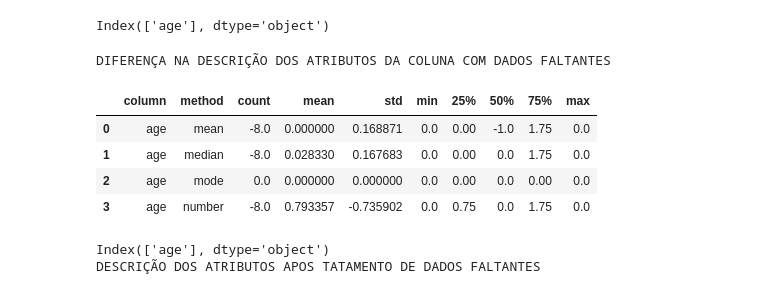
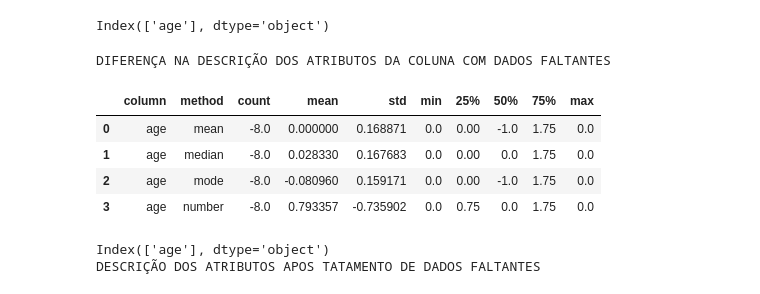
Before and after one commit to giovannaFantacini/KDD_DatasetDermatology, a Jupyter notebook: Mineracao.ipynb, the cells around one changed output. Drawn from its saved outputs; the diff is of its cells as text; code cells hidden in the pictures.

```diff
--- a/Mineracao.ipynb
+++ b/Mineracao.ipynb
@@ -165,6 +167,7 @@ def UpdateMissingValues(df, column, method="mode", number=0):
     elif method == 'mode':
         # Substituindo valores ausentes pela moda
         mode = df[column].mode()[0]
+        df[column].fillna(mode, inplace=True)
 
 df_original = df.copy()
 
@@ -185,34 +188,34 @@ for c in columns_missing_value:
             # Preencher valores faltantes com o método atual
             UpdateMissingValues(df_copy, c, method)
 
             # Calcular a descrição estatística antes do tratamento
             description_before = df_original['age'].describe()
 
             # Calcular a descrição estatística após o tratamento
             description_after = df_copy['age'].describe()
 
             # Adicionar as descrições ao dicionário
             description_dict['column'].append(c)
             description_dict['method'].append(method)
             description_dict['count'].append(description_before['count'].astype(float) - description_after['count'].astype(float))
             description_dict['mean'].append(description_before['mean'].astype(float) - description_after['mean'].astype(float))
             description_dict['std'].append(description_before['std'].astype(float) - description_after['std'].astype(float))
             description_dict['min'].append(description_before['min'].astype(float) - description_after['min'].astype(float))
             description_dict['25%'].append(description_before['25%'].astype(float) - description_after['25%'].astype(float))
             description_dict['50%'].append(description_before['50%'].astype(float) - description_after['50%'].astype(float))
             description_dict['75%'].append(description_before['75%'].astype(float) - description_after['75%'].astype(float))
             description_dict['max'].append(description_before['max'].astype(float) - description_after['max'].astype(float))
 
 # Criar DataFrame a partir do dicionário
 print('DIFERENÇA NA DESCRIÇÃO DOS ATRIBUTOS DA COLUNA COM DADOS FALTANTES')
 description_df = pd.DataFrame(description_dict)
 display(description_df)
 # %% [output]
 DIFERENÇA NA DESCRIÇÃO DOS ATRIBUTOS DA COLUNA COM DADOS FALTANTES
 |  | column | method | count | mean | std | min | 25% | 50% | 75% | max |
 | 0 | age | mean | -8.0 | 0.000000 | 0.168871 | 0.0 | 0.00 | -1.0 | 1.75 | 0.0 |
 | 1 | age | median | -8.0 | 0.028330 | 0.167683 | 0.0 | 0.00 | 0.0 | 1.75 | 0.0 |
-| 2 | age | mode | 0.0 | 0.000000 | 0.000000 | 0.0 | 0.00 | 0.0 | 0.00 | 0.0 |
+| 2 | age | mode | -8.0 | -0.080960 | 0.159171 | 0.0 | 0.00 | -1.0 | 1.75 | 0.0 |
 | 3 | age | number | -8.0 | 0.793357 | -0.735902 | 0.0 | 0.75 | 0.0 | 1.75 | 0.0 |
 # %%
 columns_missing_value = df.columns[df.isnull().any()]
```
Also changed, not shown: parts of 33 cells of this notebook.
